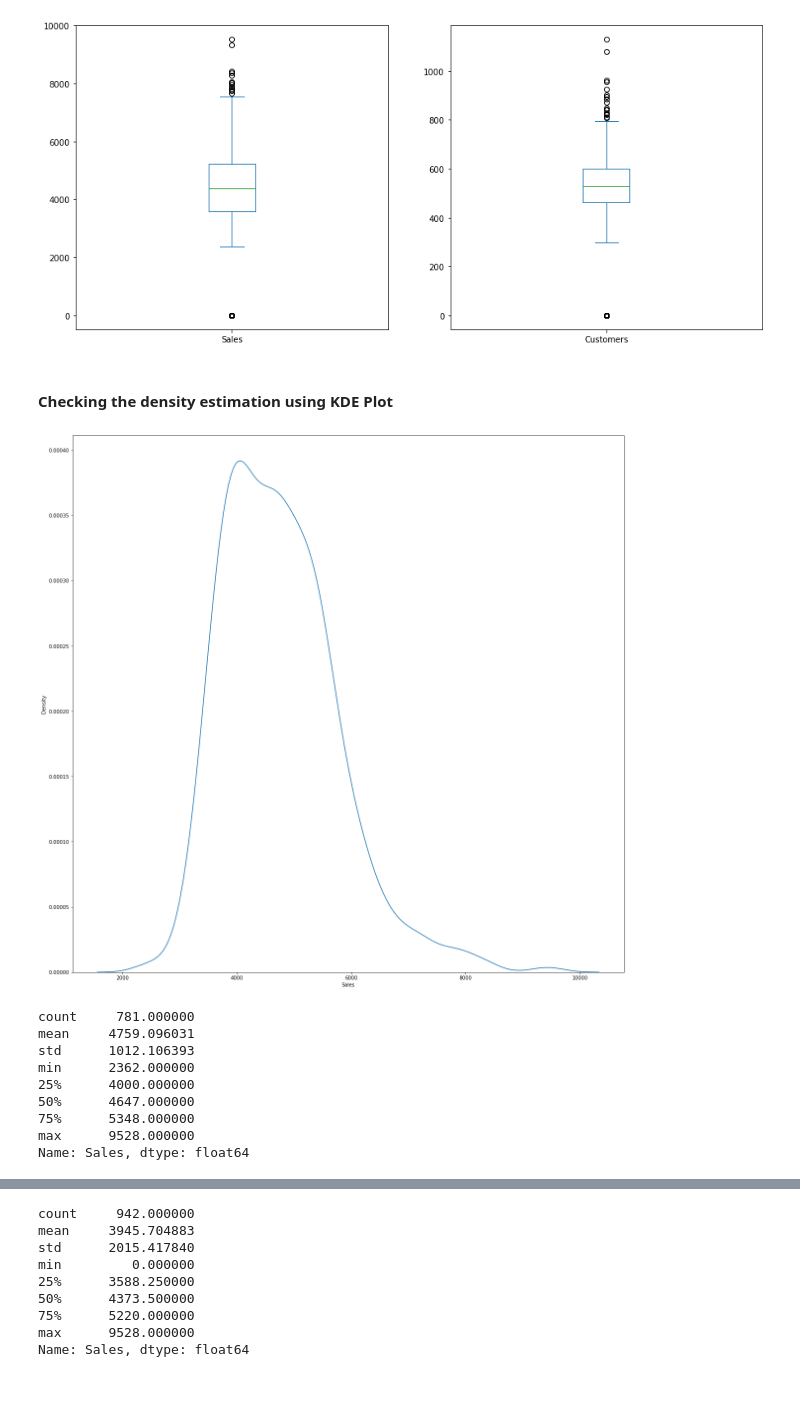
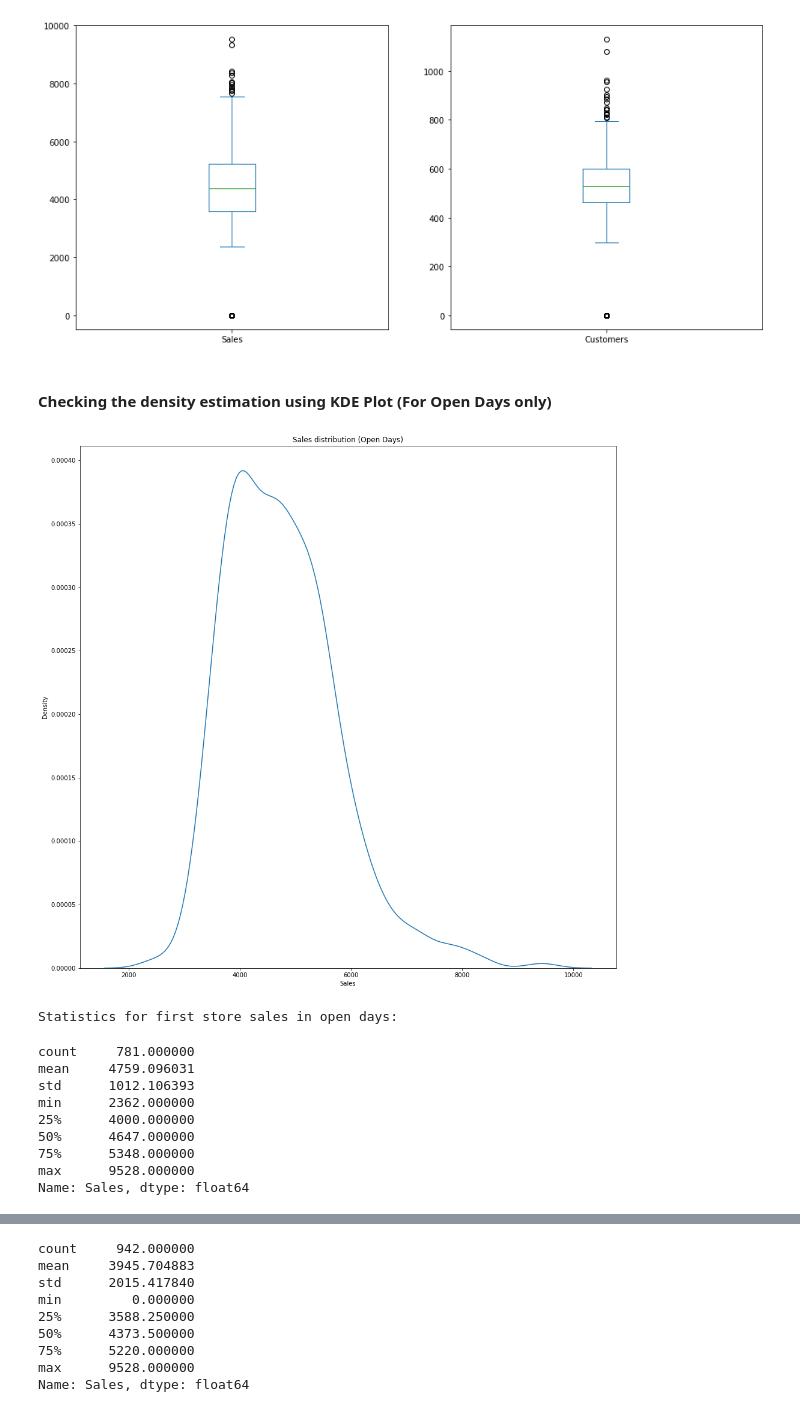
Before and after one commit to aashishpokharel/Time-Series-Sales-Prediction, a Jupyter notebook: Rossman Sales EDA-Single Store.ipynb, the cells around one changed output, grey strips where cells are left out. Cells and saved outputs as stored; diff of their text form; code cells hidden in the pictures.

```diff
--- a/Rossman Sales EDA-Single Store.ipynb
+++ b/Rossman Sales EDA-Single Store.ipynb
@@ -331,25 +368,28 @@ plt.show()
 # %% [output]
 [figure]
 # %% [markdown]
-#### Checking the density estimation using KDE Plot
+#### Checking the density estimation using KDE Plot (For Open Days only)
 # %%
-plt.figure(figsize = (20,20))
+plt.figure(figsize = (16,16))
 sns.kdeplot(data=first_store_open,x='Sales')
+plt.title("Sales distribution (Open Days)")
 plt.show()
 # %% [output]
-[figure, old version]
+[figure, new version]
 # %%
+print("Statistics for first store sales in open days:")
 first_store_open['Sales'].describe()
 # %% [output]
-count     781.000000
-mean     4759.096031
-std      1012.106393
-min      2362.000000
-25%      4000.000000
-50%      4647.000000
-75%      5348.000000
-max      9528.000000
-Name: Sales, dtype: float64
+Statistics for first store sales in open days:
+count     781.000000
+mean     4759.096031
+std      1012.106393
+min      2362.000000
+25%      4000.000000
+50%      4647.000000
+75%      5348.000000
+max      9528.000000
+Name: Sales, dtype: float64
 # %%
 plt.figure(figsize = (20,20))
 sns.kdeplot(data=first_store,x='Sales')
```
Also changed, not shown: parts of 25 cells of this notebook.
